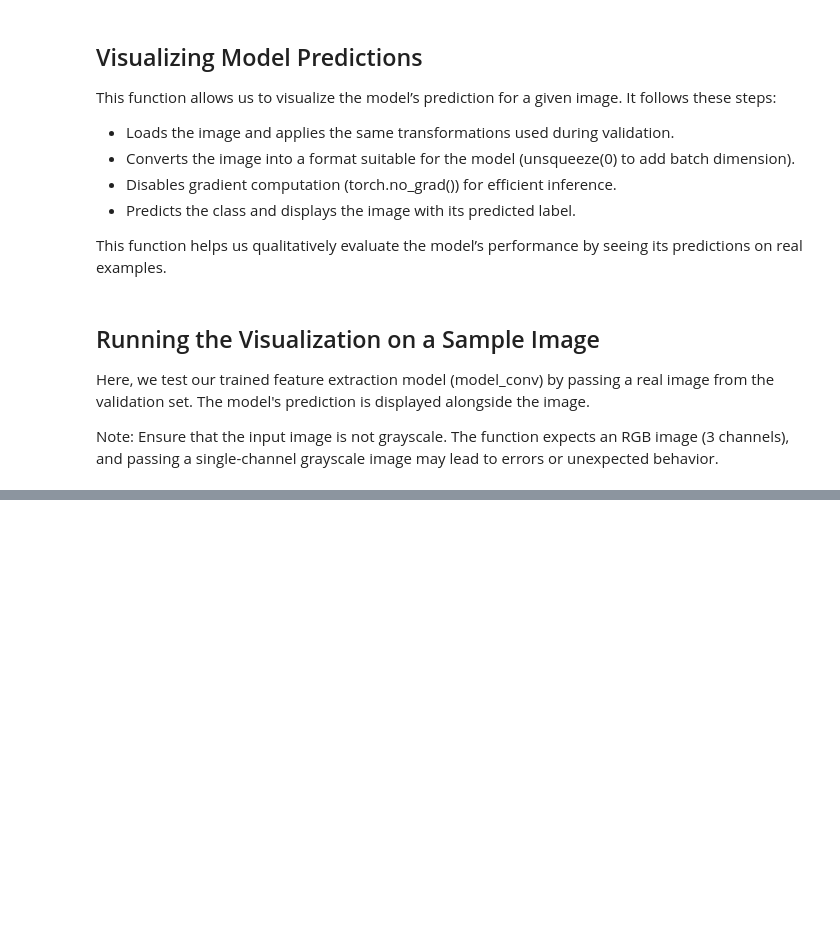
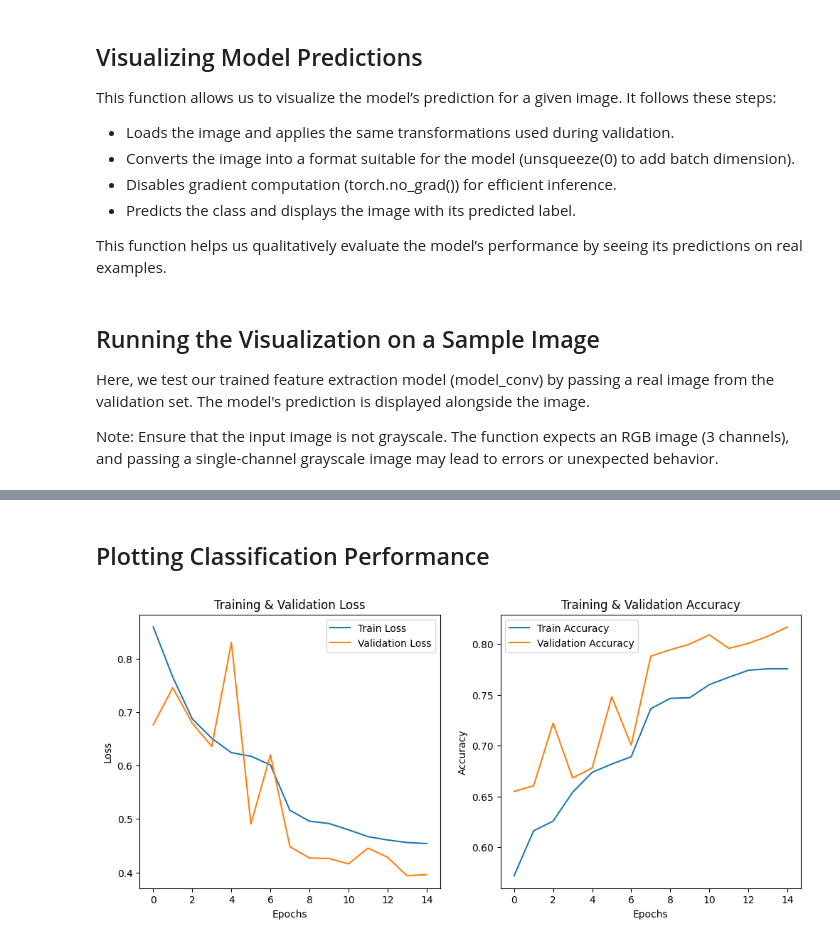
Before and after one commit to diogomonteiro05/deeplearning, a Jupyter notebook: deep_fake_face_detection.ipynb, the cells around one changed output, grey strips where cells are left out. Saved outputs shown, nothing was run; the diff lists cells and outputs as text; code cells hidden in the pictures; blank space fills up the shorter version.

```diff
--- a/deep_fake_face_detection.ipynb
+++ b/deep_fake_face_detection.ipynb
@@ -325,6 +334,6 @@ Now, we train our fine-tuned ResNet-18 model using the previously defined optimi
 
 Note: In the original tutorial, the model is trained for 25 epochs, but since we are using more images than the tutorial and training on a CPU, I set it to just 1 epoch to keep runtime around 12 minutes.
 # %%
-model_ft = train_model(model_ft, criterion, optimizer_ft, exp_lr_scheduler,
-                       num_epochs=1)
+model_ft, epoch_results = train_model(model_ft, criterion, optimizer_ft, exp_lr_scheduler,
+                       num_epochs=15)
 # %% [output]
@@ -444,0 +474,31 @@ plt.show()
+# %% [markdown]
+## Plotting Classification Performance
+# %%
+def plot_training_history(history):
+    epochs = range(len(history['train_loss']))
+
+    plt.figure(figsize=(12, 5))
+
+    # Loss Plot
+    plt.subplot(1, 2, 1)
+    plt.plot(epochs, history['train_loss'], label='Train Loss')
+    plt.plot(epochs, history['val_loss'], label='Validation Loss')
+    plt.xlabel('Epochs')
+    plt.ylabel('Loss')
+    plt.title('Training & Validation Loss')
+    plt.legend()
+
+    # Accuracy Plot
+    plt.subplot(1, 2, 2)
+    plt.plot(epochs, history['train_acc'], label='Train Accuracy')
+    plt.plot(epochs, history['val_acc'], label='Validation Accuracy')
+    plt.xlabel('Epochs')
+    plt.ylabel('Accuracy')
+    plt.title('Training & Validation Accuracy')
+    plt.legend()
+
+    plt.show()
+# %%
+plot_training_history(epoch_results)
+# %% [output]
+[figure, added]
```
Also changed, not shown: parts of 11 cells of this notebook, 1 other file.
